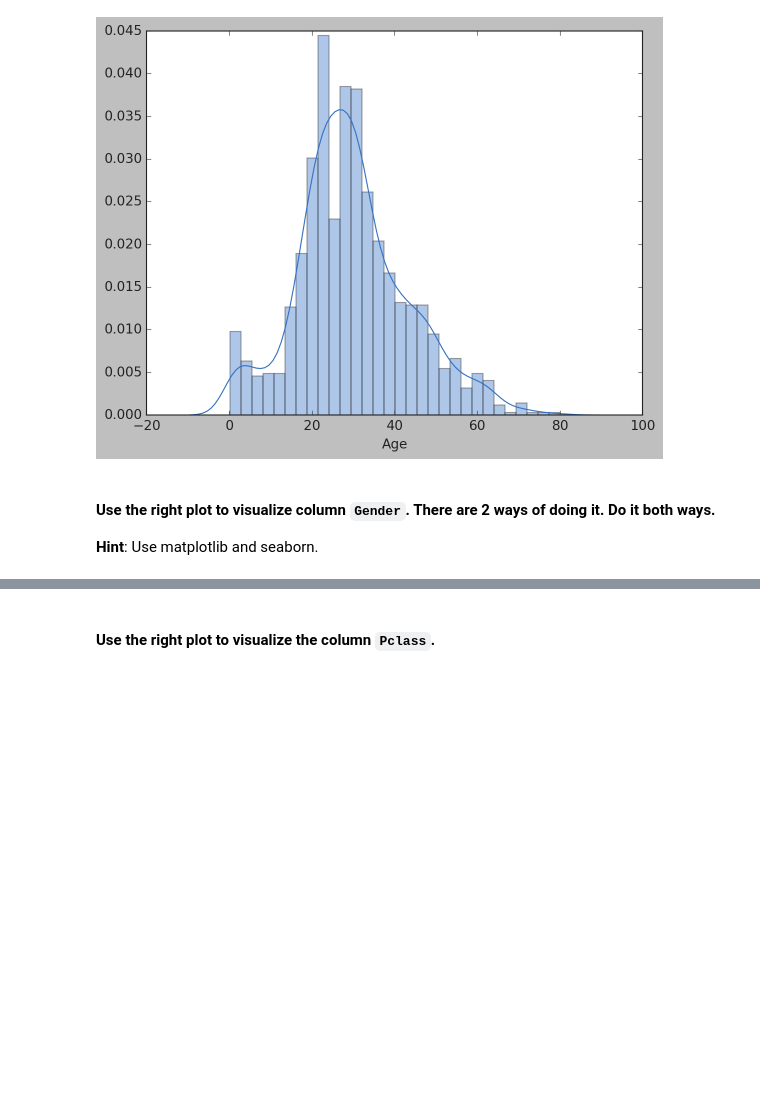
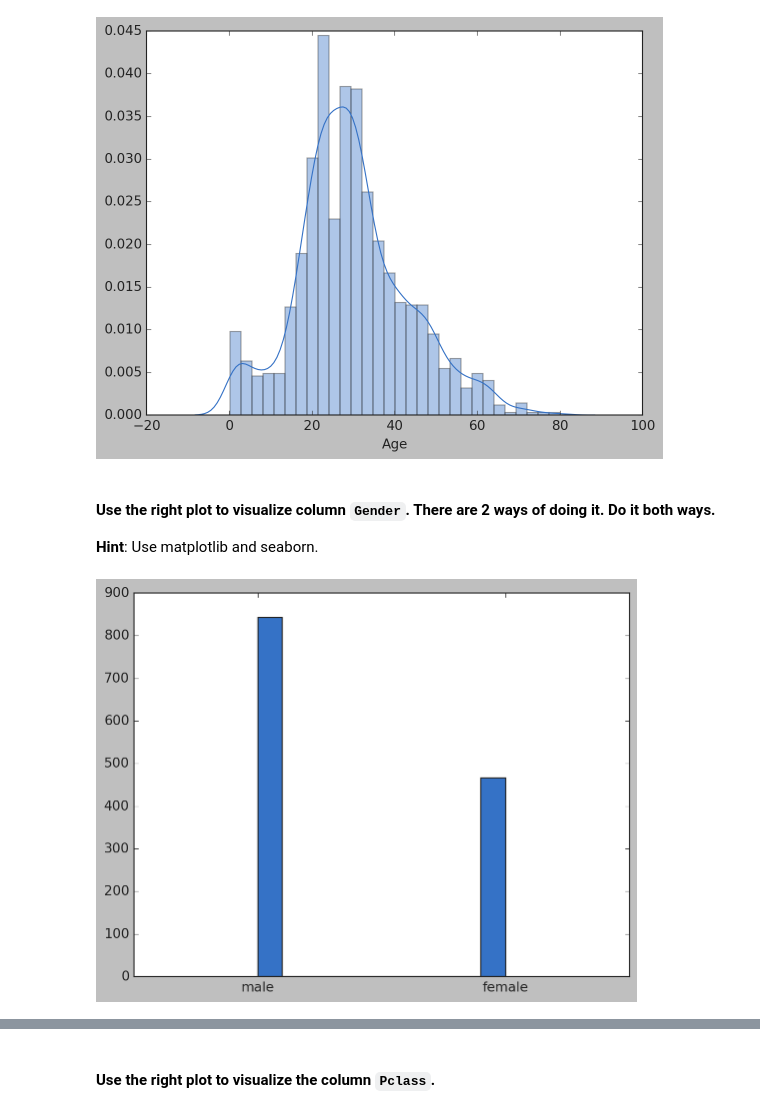
Before and after one commit to ta-data-lis/lab-matplotlib-seaborn, a Jupyter notebook: your-code/main.ipynb, the cells around one changed output, grey strips where cells are left out. Saved outputs shown, nothing was run; the diff lists cells and outputs as text; code cells hidden in the pictures; blank space fills up the shorter version.

```diff
--- a/your-code/main.ipynb
+++ b/your-code/main.ipynb
@@ -361,3 +404,13 @@ sns.distplot(titanic['Age']);
+# %%
+# Method 1 - matplotlib
+# your code here
+#titanic['Gender'].plot(kind = 'hist') # this one doesn't seem to work. No numbers :(
+
+plt.hist(titanic['Gender']);
+plt.margins(x = 0.5)
+plt.savefig('Figures/fig9')
+# %% [output]
+[figure, added]
 # %%
 # Method 2 - seaborn
 # your code here
```
Also changed, not shown: parts of 42 cells of this notebook, 19 other files.
